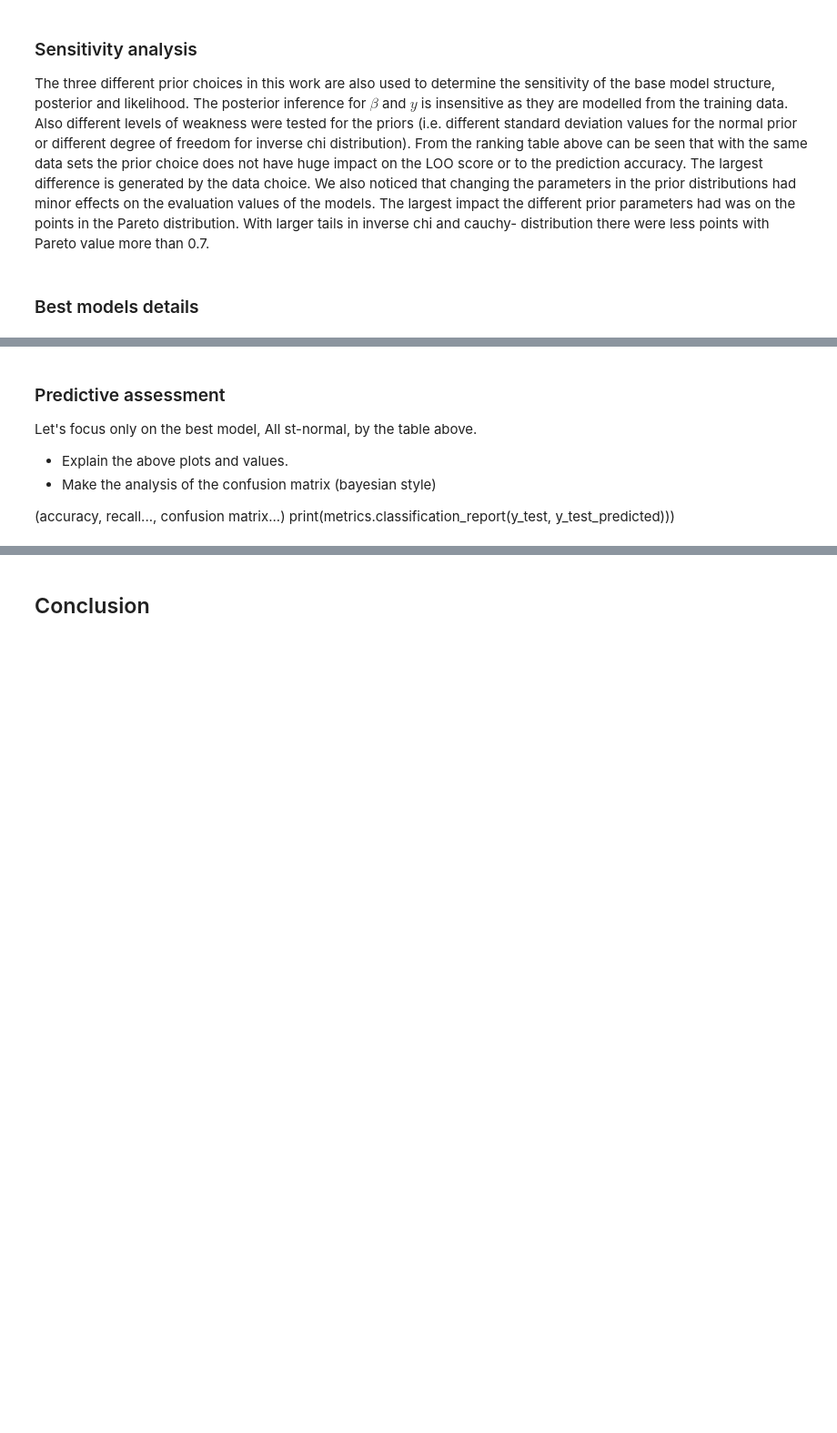
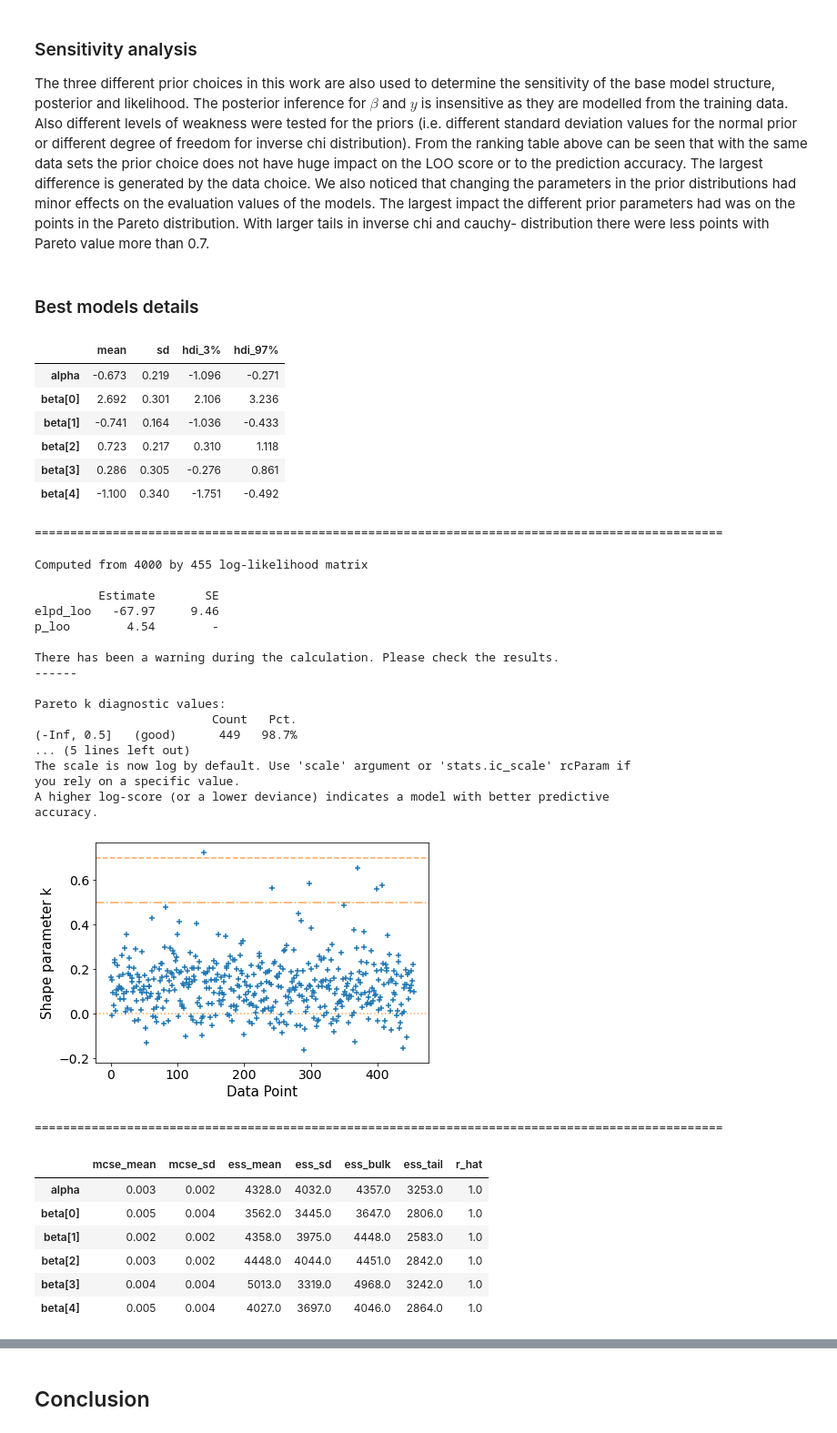
Before and after one commit to kurokaj/BDA_project, a Jupyter notebook: project.ipynb, the cells around one changed output, grey strips where cells are left out. Shown at 91% size. Cells and saved outputs as stored; diff of their text form; code cells hidden in the pictures; blank space fills up the shorter version.

Commit message:
Added text, corrected text to match the final code version and added new PPC results.

```diff
--- a/project.ipynb
+++ b/project.ipynb
@@ -385,7 +385,7 @@ def sample_model(model, data, iter_count=2000):
                                                                          'adapt_delta' : 0.9})# Did adapt_delta help us??
 
 
-def run_experiment(datasets, models, iter_count=2200):
+def run_experiment(datasets, models, iter_count=2000):
     fits = dict()
     current = 1
     total = len(datasets.keys()) * len(models.keys())
@@ -515,30 +560,68 @@ def print_summary_diagnostics(fit):
 
 
 def plot_khat(fit):
     az.plot_khat(get_loo(fit))
     plt.show()
 
 
 def print_classification_report(fit, dataset):
     y = dataset.y_train
     y_test, y_pred = get_y_test_y_pred(fit, y, True)
 
+    f1_score = metrics.f1_score(y_test, y_pred)
+
+    print("The F1 - score of the best model: ", f1_score)
     print(metrics.classification_report(y_test, y_pred))
     metrics.ConfusionMatrixDisplay(metrics.confusion_matrix(y_test, y_pred, normalize="true"), display_labels=['B', 'M']).plot()
     plt.show()
 
 
 def print_all_details(fit, dataset):
     print_summary_stats(fit)
     print(SEPARATOR)
     print_loo_stats(fit)
     plot_khat(fit)
     print(SEPARATOR)
     print_summary_diagnostics(fit)
     print(SEPARATOR)
     print_classification_report(fit, dataset)
 
 
 best_model = fits["PCA 5"]["normal"]
 
 print_all_details(best_model, datasets["PCA 5"])
+# %% [output]
+|  | mean | sd | hdi_3% | hdi_97% |
+| alpha | -0.673 | 0.219 | -1.096 | -0.271 |
+| beta[0] | 2.692 | 0.301 | 2.106 | 3.236 |
+| beta[1] | -0.741 | 0.164 | -1.036 | -0.433 |
+| beta[2] | 0.723 | 0.217 | 0.310 | 1.118 |
+| beta[3] | 0.286 | 0.305 | -0.276 | 0.861 |
+| beta[4] | -1.100 | 0.340 | -1.751 | -0.492 |
+=================================================================================================
+Computed from 4000 by 455 log-likelihood matrix
+
+         Estimate       SE
+elpd_loo   -67.97     9.46
+p_loo        4.54        -
+
+There has been a warning during the calculation. Please check the results.
+------
+
+Pareto k diagnostic values:
+                         Count   Pct.
+(-Inf, 0.5]   (good)      449   98.7%
+... (5 lines left out)
+The scale is now log by default. Use 'scale' argument or 'stats.ic_scale' rcParam if
+you rely on a specific value.
+A higher log-score (or a lower deviance) indicates a model with better predictive
+accuracy.
+[figure, added]
+=================================================================================================
+|  | mcse_mean | mcse_sd | ess_mean | ess_sd | ess_bulk | ess_tail | r_hat |
+| alpha | 0.003 | 0.002 | 4328.0 | 4032.0 | 4357.0 | 3253.0 | 1.0 |
+| beta[0] | 0.005 | 0.004 | 3562.0 | 3445.0 | 3647.0 | 2806.0 | 1.0 |
+| beta[1] | 0.002 | 0.002 | 4358.0 | 3975.0 | 4448.0 | 2583.0 | 1.0 |
+| beta[2] | 0.003 | 0.002 | 4448.0 | 4044.0 | 4451.0 | 2842.0 | 1.0 |
+| beta[3] | 0.004 | 0.004 | 5013.0 | 3319.0 | 4968.0 | 3242.0 | 1.0 |
+| beta[4] | 0.005 | 0.004 | 4027.0 | 3697.0 | 4046.0 | 2864.0 | 1.0 |
@@ -545,10 +639,0 @@ print_all_details(best_model, datasets["PCA 5"])
-# %% [markdown]
-### Predictive assessment
-
-Let's focus only on the best model, All st-normal, by the table above.
-
-- Explain the above plots and values.
-- Make the analysis of the confusion matrix (bayesian style)
-
-(accuracy, recall..., confusion matrix...)
-print(metrics.classification_report(y_test, y_test_predicted)))
```
Also changed, not shown: parts of 10 cells of this notebook, 2 other files.
